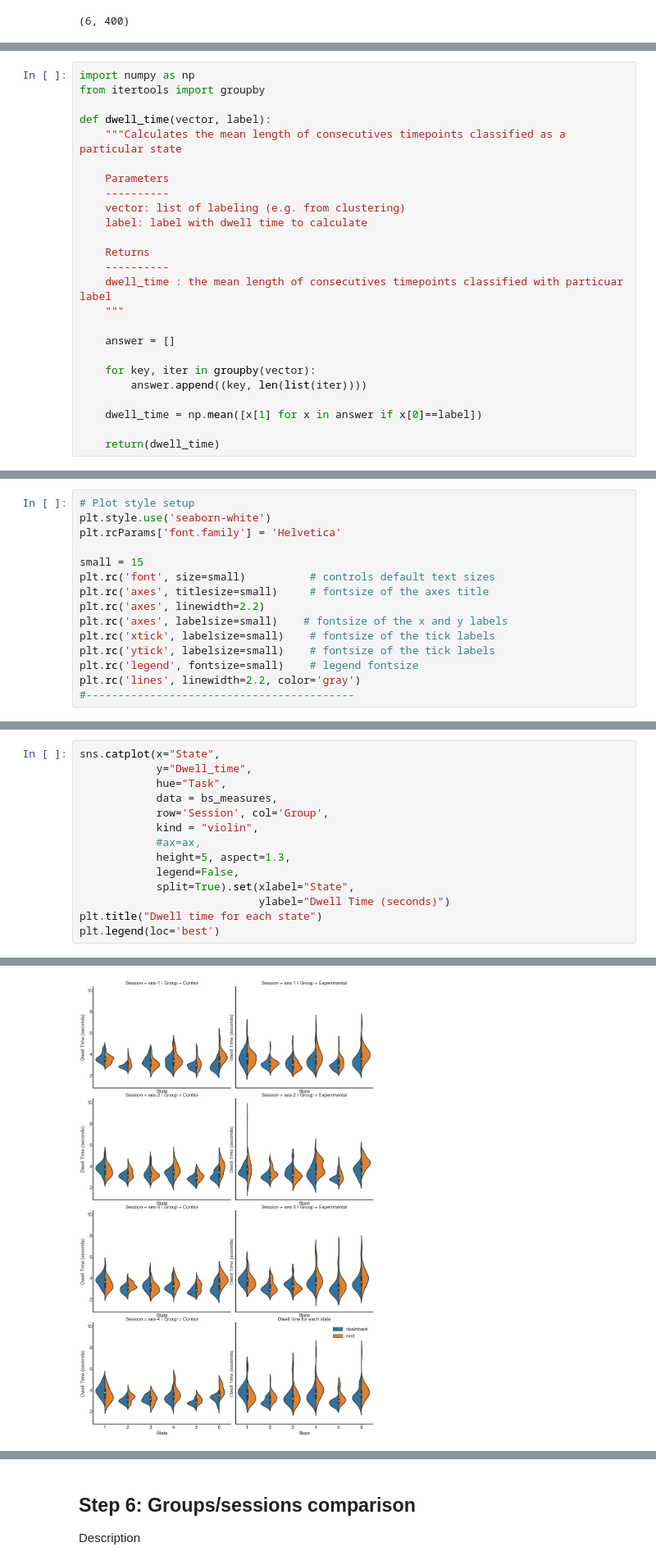
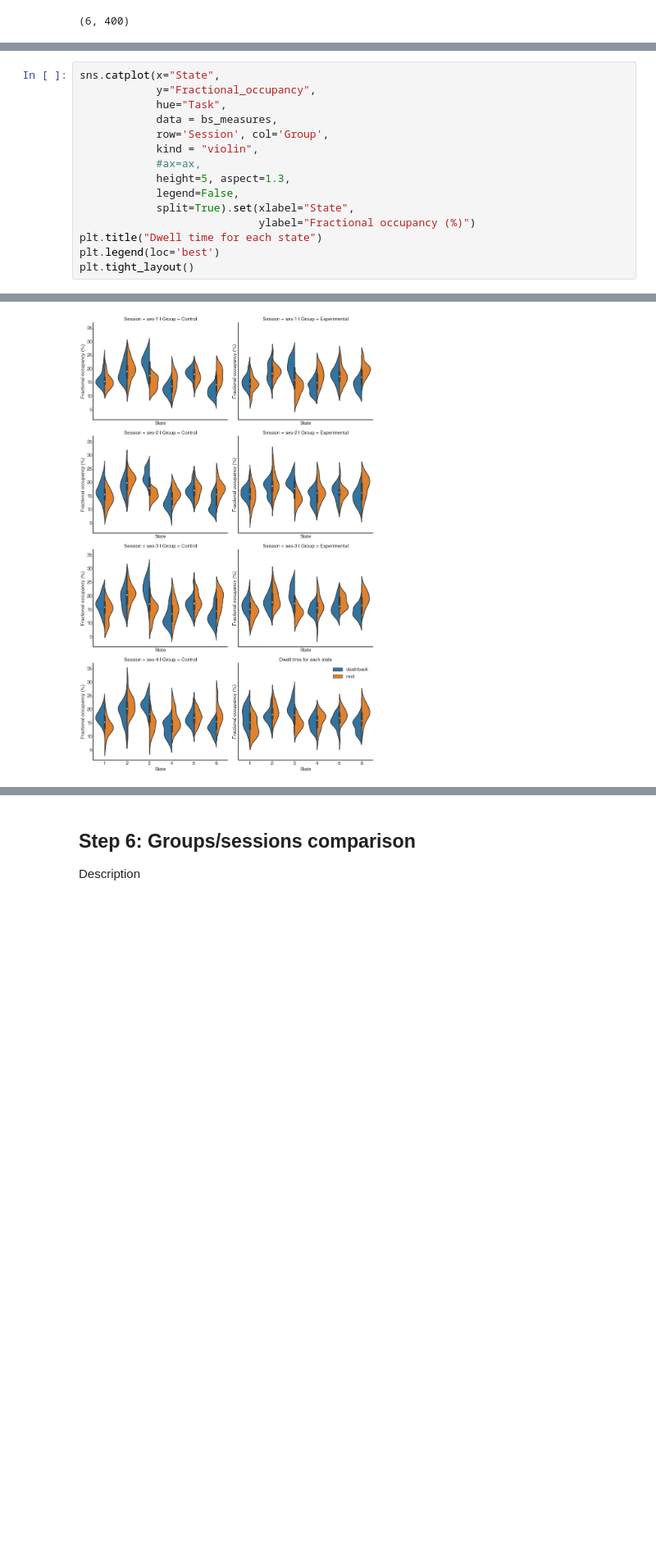
Before and after one commit to LeonBai/wm-brain-states, a Jupyter notebook: brain_states_analysis_schaefer400.ipynb, the cells around one changed output, grey strips where cells are left out. Shown at 82% size. Drawn from its saved outputs; the diff is of its cells as text; blank space fills up the shorter version.

```diff
--- a/brain_states_analysis_schaefer400.ipynb
+++ b/brain_states_analysis_schaefer400.ipynb
@@ -367,27 +266,2 @@ For each subject, session, and task we calculated state's:
-# %%
-import numpy as np
-from itertools import groupby
-
-def dwell_time(vector, label):
-    """Calculates the mean length of consecutives timepoints classified as a particular state
-
-    Parameters
-    ----------
-    vector: list of labeling (e.g. from clustering)
-    label: label with dwell time to calculate
-
-    Returns
-    ----------
-    dwell_time : the mean length of consecutives timepoints classified with particuar label
-    """
-
-    answer = []
-
-    for key, iter in groupby(vector):
-        answer.append((key, len(list(iter))))
-
-    dwell_time = np.mean([x[1] for x in answer if x[0]==label])
-
-    return(dwell_time)
 # %%
 import pandas as pd
@@ -416,18 +291,3 @@ for task, bs in tasks.items():
                                                                    },
                                                                     index=[0])],
                                               axis=0)
-# %%
-# Plot style setup
-plt.style.use('seaborn-white')
-plt.rcParams['font.family'] = 'Helvetica'
-
-small = 15
-plt.rc('font', size=small)          # controls default text sizes
-plt.rc('axes', titlesize=small)     # fontsize of the axes title
-plt.rc('axes', linewidth=2.2)
-plt.rc('axes', labelsize=small)    # fontsize of the x and y labels
-plt.rc('xtick', labelsize=small)    # fontsize of the tick labels
-plt.rc('ytick', labelsize=small)    # fontsize of the tick labels
-plt.rc('legend', fontsize=small)    # legend fontsize
-plt.rc('lines', linewidth=2.2, color='gray')
-#------------------------------------------
@@ -466,7 +357,7 @@ plt.legend(loc='best')
 [figure]
 # %%
 sns.catplot(x="State",
-            y="Dwell_time",
+            y="Fractional_occupancy",
             hue="Task",
             data = bs_measures,
             row='Session', col='Group',
@@ -475,7 +366,8 @@ sns.catplot(x="State",
             height=5, aspect=1.3,
             legend=False,
             split=True).set(xlabel="State",
-                            ylabel="Dwell Time (seconds)")
+                            ylabel="Fractional occupancy (%)")
 plt.title("Dwell time for each state")
 plt.legend(loc='best')
+plt.tight_layout()
 # %% [output]
@@ -483 +374 @@ plt.legend(loc='best')
-[figure, old version]
+[figure, new version]
```
Also changed, not shown: parts of 38 cells of this notebook.
